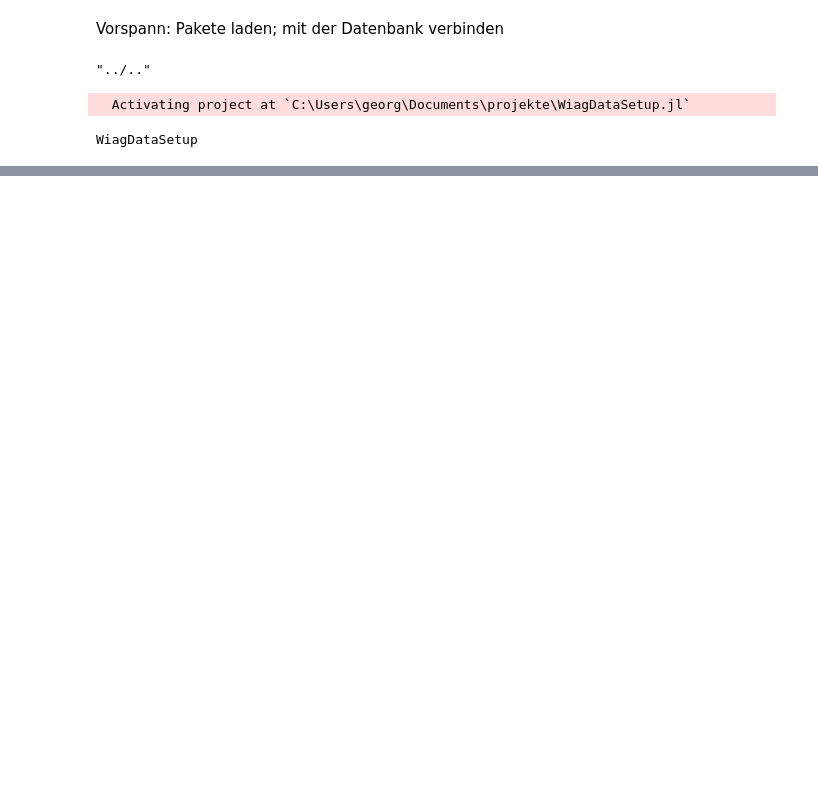
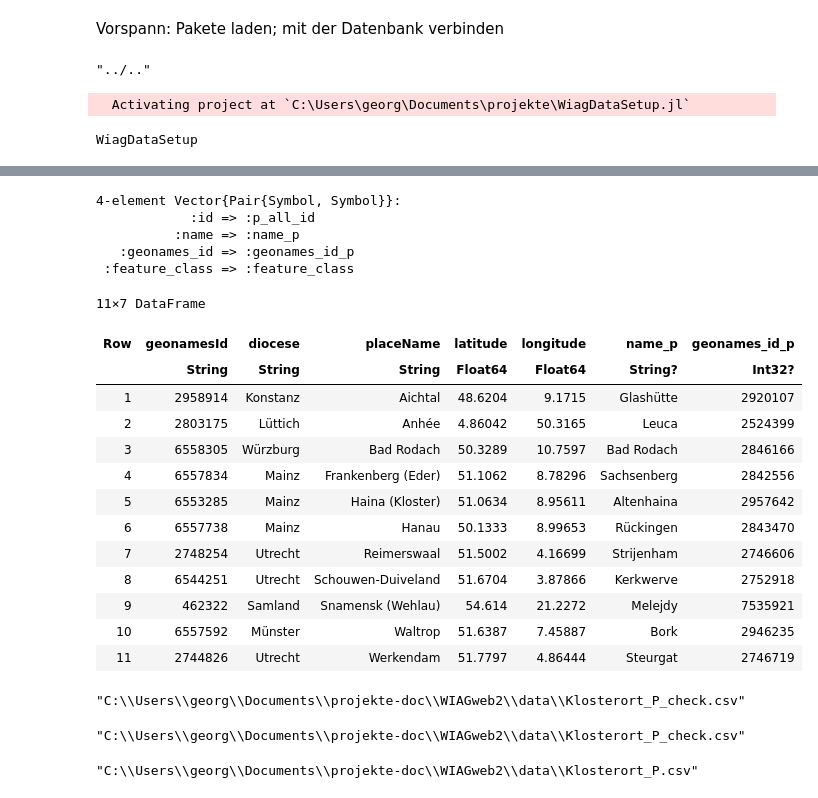
Before and after one commit to ghertko/WiagDataSetup, a Jupyter notebook: run/wiag2/Wax.ipynb, the cells around one changed output, grey strips where cells are left out. Saved outputs shown, nothing was run; the diff lists cells and outputs as text; code cells hidden in the pictures; blank space fills up the shorter version.

```diff
--- a/run/wiag2/Wax.ipynb
+++ b/run/wiag2/Wax.ipynb
@@ -79,0 +263,78 @@ Closest candidates are:
+# %%
+columns = [
+    :id => :p_all_id,
+    :name => :name_p,
+    :geonames_id => :geonames_id_p,
+    :feature_class => :feature_class
+]
+# %% [output]
+4-element Vector{Pair{Symbol, Symbol}}:
+            :id => :p_all_id
+          :name => :name_p
+   :geonames_id => :geonames_id_p
+ :feature_class => :feature_class
+# %%
+df_match = select(df_p_all[idxs, :], columns);
+# %%
+df_cand_p = hcat(df_cand, df_match);
+# %%
+df_no_match = subset(df_cand_p, :dist => ByRow(x -> x > 0.02));
+# %%
+columns = [
+    :geonamesId,
+    :diocese,
+    :placeName,
+    :latitude,
+    :longitude,
+    :name_p,
+    :geonames_id_p,
+];
+# %%
+select(df_no_match, columns)
+# %% [output]
+11×7 DataFrame
+| Row | geonamesId | diocese | placeName | latitude | longitude | name_p | geonames_id_p |
+|  | String | String | String | Float64 | Float64 | String? | Int32? |
+| 1 | 2958914 | Konstanz | Aichtal | 48.6204 | 9.1715 | Glashütte | 2920107 |
+| 2 | 2803175 | Lüttich | Anhée | 4.86042 | 50.3165 | Leuca | 2524399 |
+| 3 | 6558305 | Würzburg | Bad Rodach | 50.3289 | 10.7597 | Bad Rodach | 2846166 |
+| 4 | 6557834 | Mainz | Frankenberg (Eder) | 51.1062 | 8.78296 | Sachsenberg | 2842556 |
+| 5 | 6553285 | Mainz | Haina (Kloster) | 51.0634 | 8.95611 | Altenhaina | 2957642 |
+| 6 | 6557738 | Mainz | Hanau | 50.1333 | 8.99653 | Rückingen | 2843470 |
+| 7 | 2748254 | Utrecht | Reimerswaal | 51.5002 | 4.16699 | Strijenham | 2746606 |
+| 8 | 6544251 | Utrecht | Schouwen-Duiveland | 51.6704 | 3.87866 | Kerkwerve | 2752918 |
+| 9 | 462322 | Samland | Snamensk (Wehlau) | 54.614 | 21.2272 | Melejdy | 7535921 |
+| 10 | 6557592 | Münster | Waltrop | 51.6387 | 7.45887 | Bork | 2946235 |
+| 11 | 2744826 | Utrecht | Werkendam | 51.7797 | 4.86444 | Steurgat | 2746719 |
+# %%
+path_elmts = (
+    "C:\\",
+    "Users",
+    "georg",
+    "Documents",
+    "projekte-doc",
+    "WIAGweb2",
+    "data",
+    "Klosterort_P_check.csv"
+)
+out_file = joinpath(path_elmts)
+# %% [output]
+"C:\\Users\\georg\\Documents\\projekte-doc\\WIAGweb2\\data\\Klosterort_P_check.csv"
+# %%
+CSV.write(out_file, df_no_match)
+# %% [output]
+"C:\\Users\\georg\\Documents\\projekte-doc\\WIAGweb2\\data\\Klosterort_P_check.csv"
+# %%
+path_elmts = (
+    "C:\\",
+    "Users",
+    "georg",
+    "Documents",
+    "projekte-doc",
+    "WIAGweb2",
+    "data",
+    "Klosterort_P.csv"
+)
+out_file = joinpath(path_elmts)
+# %% [output]
+"C:\\Users\\georg\\Documents\\projekte-doc\\WIAGweb2\\data\\Klosterort_P.csv"
```
Also changed, not shown: parts of 50 cells of this notebook, 5 other files.
